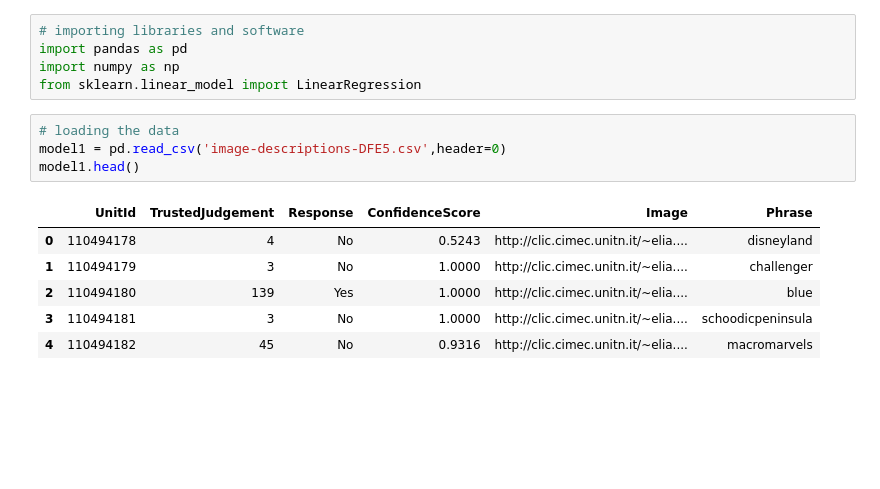
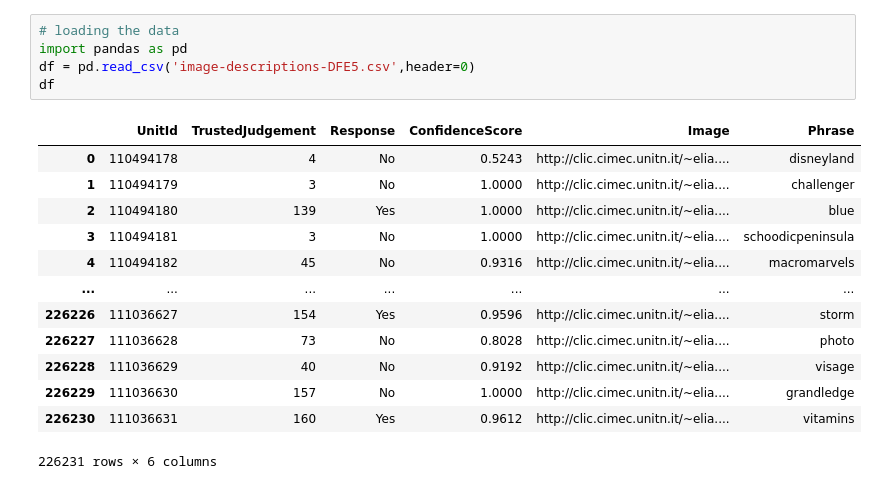
Before and after one commit to davidlamcanada/Ryerson-CKME136, a Jupyter notebook: Data/Python/Image Description Analysis - Linear Regression Model .ipynb, the cells around one changed output. Drawn from its saved outputs; the diff is of its cells as text; blank space fills up the shorter version.

```diff
--- a/Data/Python/Image Description Analysis - Linear Regression Model .ipynb
+++ b/Data/Python/Image Description Analysis - Linear Regression Model .ipynb
@@ -1,16 +1,19 @@
-# %%
-# importing libraries and software
-import pandas as pd
-import numpy as np
-from sklearn.linear_model import LinearRegression
 # %%
 # loading the data
-model1 = pd.read_csv('image-descriptions-DFE5.csv',header=0)
-model1.head()
+import pandas as pd
+df = pd.read_csv('image-descriptions-DFE5.csv',header=0)
+df
 # %% [output]
 |  | UnitId | TrustedJudgement | Response | ConfidenceScore | Image | Phrase |
 | 0 | 110494178 | 4 | No | 0.5243 | http://clic.cimec.unitn.it/~elia.... | disneyland |
 | 1 | 110494179 | 3 | No | 1.0000 | http://clic.cimec.unitn.it/~elia.... | challenger |
 | 2 | 110494180 | 139 | Yes | 1.0000 | http://clic.cimec.unitn.it/~elia.... | blue |
 | 3 | 110494181 | 3 | No | 1.0000 | http://clic.cimec.unitn.it/~elia.... | schoodicpeninsula |
 | 4 | 110494182 | 45 | No | 0.9316 | http://clic.cimec.unitn.it/~elia.... | macromarvels |
+| ... | ... | ... | ... | ... | ... | ... |
+| 226226 | 111036627 | 154 | Yes | 0.9596 | http://clic.cimec.unitn.it/~elia.... | storm |
+| 226227 | 111036628 | 73 | No | 0.8028 | http://clic.cimec.unitn.it/~elia.... | photo |
+| 226228 | 111036629 | 40 | No | 0.9192 | http://clic.cimec.unitn.it/~elia.... | visage |
+| 226229 | 111036630 | 157 | No | 1.0000 | http://clic.cimec.unitn.it/~elia.... | grandledge |
+| 226230 | 111036631 | 160 | Yes | 0.9612 | http://clic.cimec.unitn.it/~elia.... | vitamins |
+226231 rows × 6 columns
```
Also changed, not shown: parts of 2 cells of this notebook, 5 other files.
